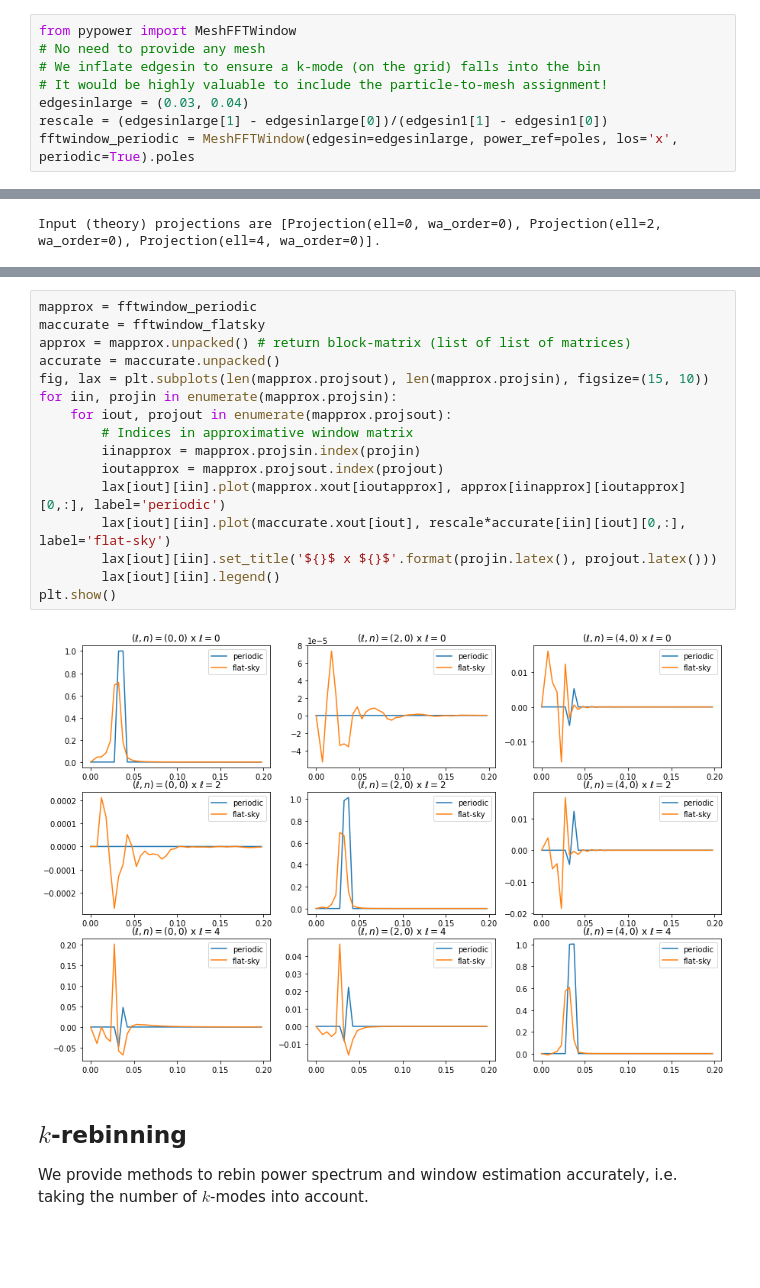
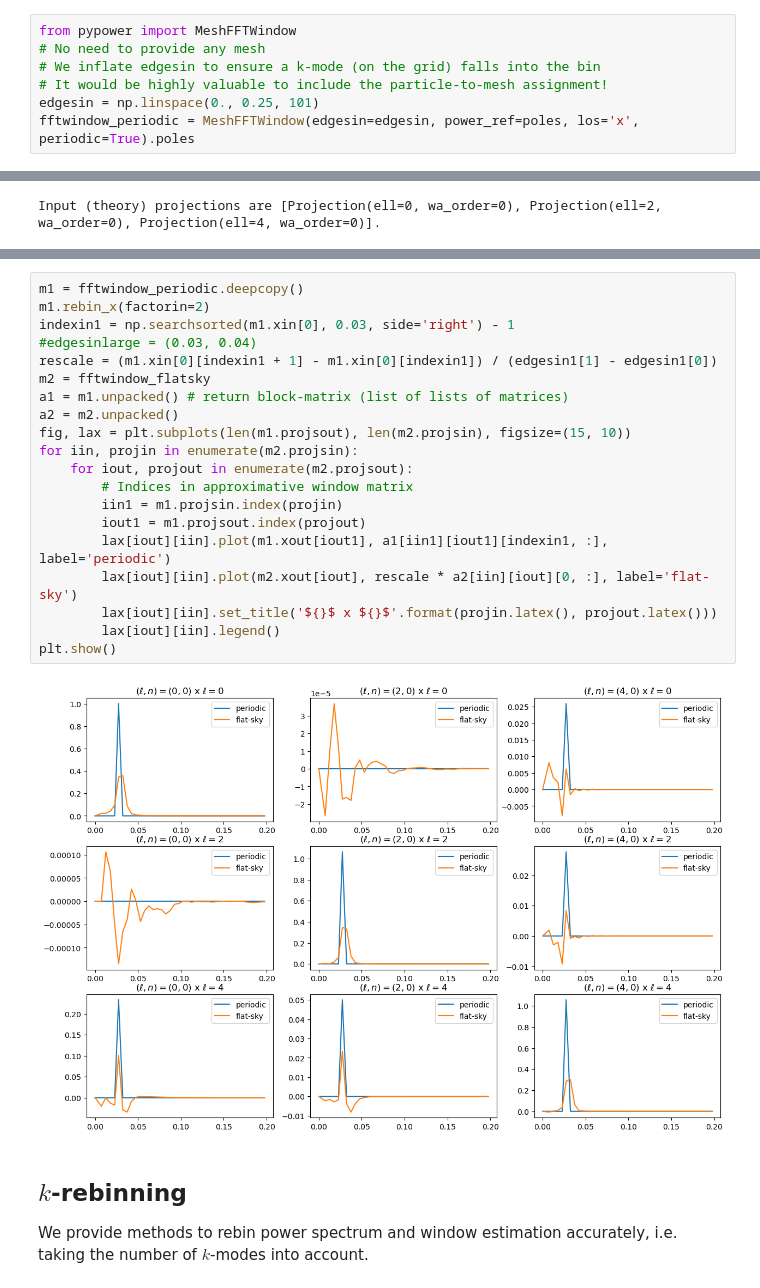
Before and after one commit to cosmodesi/pypower, a Jupyter notebook: nb/window_examples.ipynb, the cells around one changed output, grey strips where cells are left out. Drawn from its saved outputs; the diff is of its cells as text; blank space fills up the shorter version.

```diff
--- a/nb/window_examples.ipynb
+++ b/nb/window_examples.ipynb
@@ -405,7 +410,6 @@ from pypower import MeshFFTWindow
 # No need to provide any mesh
 # We inflate edgesin to ensure a k-mode (on the grid) falls into the bin
 # It would be highly valuable to include the particle-to-mesh assignment!
-edgesinlarge = (0.03, 0.04)
-rescale = (edgesinlarge[1] - edgesinlarge[0])/(edgesin1[1] - edgesin1[0])
-fftwindow_periodic = MeshFFTWindow(edgesin=edgesinlarge, power_ref=poles, los='x', periodic=True).poles
+edgesin = np.linspace(0., 0.25, 101)
+fftwindow_periodic = MeshFFTWindow(edgesin=edgesin, power_ref=poles, los='x', periodic=True).poles
 # %% [output]
@@ -422,21 +451,25 @@ Input (theory) projections are [Projection(ell=0, wa_order=0), Projection(ell=2,
 # %%
-mapprox = fftwindow_periodic
-maccurate = fftwindow_flatsky
-approx = mapprox.unpacked() # return block-matrix (list of list of matrices)
-accurate = maccurate.unpacked()
-fig, lax = plt.subplots(len(mapprox.projsout), len(mapprox.projsin), figsize=(15, 10))
-for iin, projin in enumerate(mapprox.projsin):
-    for iout, projout in enumerate(mapprox.projsout):
+m1 = fftwindow_periodic.deepcopy()
+m1.rebin_x(factorin=2)
+indexin1 = np.searchsorted(m1.xin[0], 0.03, side='right') - 1
+#edgesinlarge = (0.03, 0.04)
+rescale = (m1.xin[0][indexin1 + 1] - m1.xin[0][indexin1]) / (edgesin1[1] - edgesin1[0])
+m2 = fftwindow_flatsky
+a1 = m1.unpacked() # return block-matrix (list of lists of matrices)
+a2 = m2.unpacked()
+fig, lax = plt.subplots(len(m1.projsout), len(m2.projsin), figsize=(15, 10))
+for iin, projin in enumerate(m2.projsin):
+    for iout, projout in enumerate(m2.projsout):
         # Indices in approximative window matrix
-        iinapprox = mapprox.projsin.index(projin)
-        ioutapprox = mapprox.projsout.index(projout)
-        lax[iout][iin].plot(mapprox.xout[ioutapprox], approx[iinapprox][ioutapprox][0,:], label='periodic')
-        lax[iout][iin].plot(maccurate.xout[iout], rescale*accurate[iin][iout][0,:], label='flat-sky')
+        iin1 = m1.projsin.index(projin)
+        iout1 = m1.projsout.index(projout)
+        lax[iout][iin].plot(m1.xout[iout1], a1[iin1][iout1][indexin1, :], label='periodic')
+        lax[iout][iin].plot(m2.xout[iout], rescale * a2[iin][iout][0, :], label='flat-sky')
         lax[iout][iin].set_title('${}$ x ${}$'.format(projin.latex(), projout.latex()))
         lax[iout][iin].legend()
 plt.show()
 # %% [output]
-[figure, old version]
+[figure, new version]
 # %% [markdown]
 ## $k$-rebinning
 We provide methods to rebin power spectrum and window estimation accurately, i.e. taking the number of $k$-modes into account.
```
Also changed, not shown: parts of 13 cells of this notebook, 1 other file.
